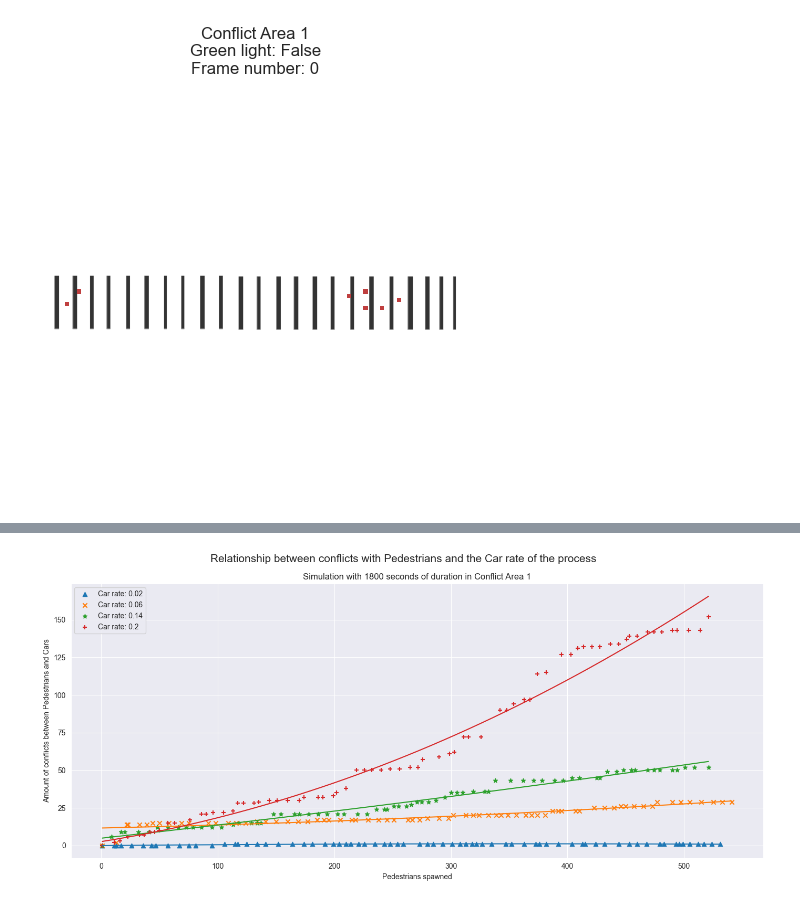
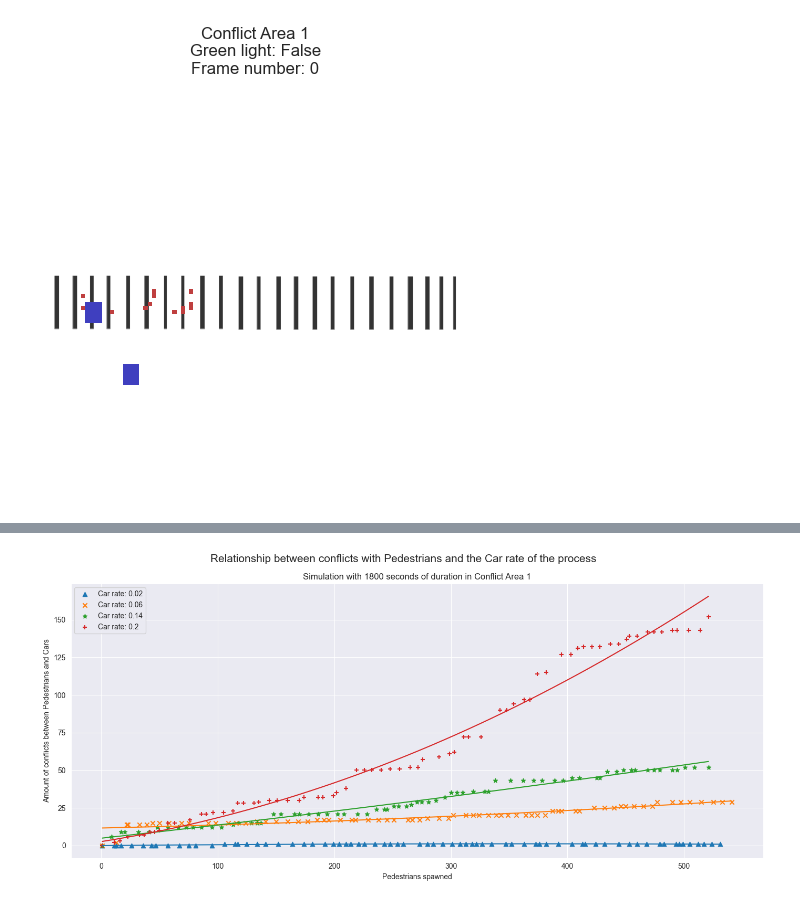
Before and after one commit to JM-Pascual/Crosswalk-Simulation, a Jupyter notebook: simulation.ipynb, the cells around one changed output, grey strips where cells are left out. Saved outputs shown, nothing was run; the diff lists cells and outputs as text; code cells hidden in the pictures.

```diff
--- a/simulation.ipynb
+++ b/simulation.ipynb
@@ -600,53 +600,52 @@ class ConflictArea1():
 
 # Definition of simulation parameters
 
-PEDESTRIAN_RATE = 0.25 # lambda parameter of the pedestrian P.Process
+PEDESTRIAN_RATE = 0.3 # lambda parameter of the pedestrian P.Process
 CAR_RATE = 0.12 # lambda parameter of the car P.Process
-time_window = 120 # Total duration of the simulation (in seconds)
 
 # Defines how many steps fit in a second of simulation
 TIME_SPLIT = 4
-TRAFFIC_LIGHT_DURATION = 6
+TRAFFIC_LIGHT_DURATION = 20
 
 # Defines the simulation space
 SPACE_DIMENSION = 100
-AMOUNT_OF_CROSSING_ROWS = 5
-SIDEWALK_LENGTH = 5
+AMOUNT_OF_CROSSING_ROWS = 6
+SIDEWALK_LENGTH = 6
 
 results_tracker = ResultsTracker()
 
 # Initialization of simulation entities
 process = PoissonProcess(1/TIME_SPLIT, PEDESTRIAN_RATE, CAR_RATE, sim_generator.generate_number())
 street_space = ConflictArea1(results_tracker, 1/TIME_SPLIT, TRAFFIC_LIGHT_DURATION, SPACE_DIMENSION, AMOUNT_OF_CROSSING_ROWS, SIDEWALK_LENGTH, process, sim_generator.generate_number())
 
 plt.rcParams["figure.figsize"] = [14.00, 6.50]
 plt.rcParams["figure.autolayout"] = True
 cmap = ListedColormap([[0.75, 0.25, 0.25], [0, 0, 0], [0.25, 0.25, 0.75]])
 cmap.set_bad(alpha=0)  # Make masked values transparent
 
 fig, ax = plt.subplots()
 
 image = Image.open('image.png')
 
 def update(frame):
     ax.cla()
     street_space.simulation_step()
     crosswalk_matrix = street_space.get_printable_matrix()
     masked_matrix = np.ma.masked_equal(crosswalk_matrix, 0) # Mask values at 0
     ax.imshow(image, extent=[0, SPACE_DIMENSION, int(SPACE_DIMENSION/4), int((3*SPACE_DIMENSION)/4)], aspect='auto', filternorm=True, filterrad=4.0, alpha=0.8)
     ax.imshow(masked_matrix, cmap=cmap)
     ax.set_title(f'Conflict Area 1'
                  f'\nGreen light: {street_space.traffic_light_green}'
                  f'\nFrame number: {frame}')
     ax.set_axis_off()
 
-anim = FuncAnimation(fig, update, frames=300, interval=25)
+anim = FuncAnimation(fig, update, frames=350, interval=25)
 fig.set_size_inches(6.5, 5, forward=True)
 
 # Save the animation as a .gif file
 anim.save('Conflict-Area-1.gif', writer='pillow', fps=12)
 # %% [output]
-[figure, old version]
+[figure, new version]
 # %%
 results_tracker.print_results()
 # %% [output]
```
Also changed, not shown: parts of 1 cell of this notebook, 1 other file.
